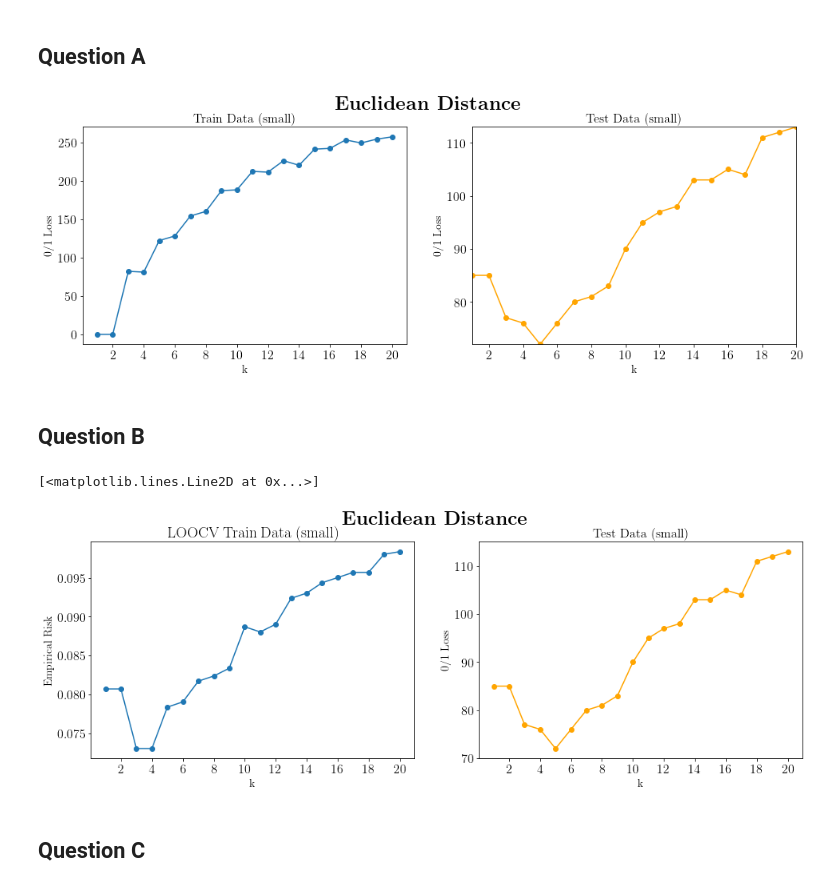
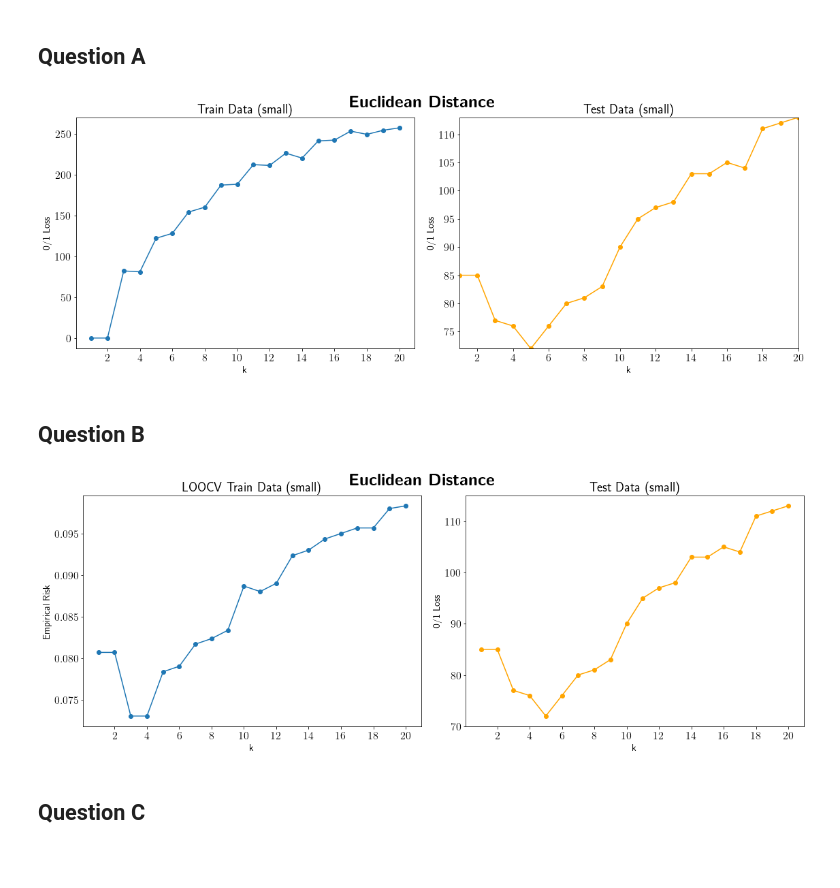
Before and after one commit to RobvanGastel/k-NN, a Jupyter notebook: notebooks/plots.ipynb, the cells around one changed output. Drawn from its saved outputs; the diff is of its cells as text; code cells hidden in the pictures; blank space fills up the shorter version.

```diff
--- a/notebooks/plots.ipynb
+++ b/notebooks/plots.ipynb
@@ -32,31 +36,34 @@ def get_data(dist, test, small, LOOCV):
 eucl_test = get_data('euclidian', test=True, small=True, LOOCV=False)
 eucl_train = get_data('euclidian', test=False, small=True, LOOCV=False)
 # %%
-fig, (ax1, ax2) = plt.subplots(1, 2, figsize=(16,5))
+fig, (ax1, ax2) = plt.subplots(1, 2, figsize=(16, 6))
 fig.suptitle(r'\Huge{\textbf{Euclidean Distance}}')
 
-ax1.set_title('Train Data (small)', fontsize=AX_TITLE_SIZE)
+ax1.set_title(r'Train Data (small)')
 ax1.set_xlabel('k', fontsize=LABEL_SIZE)
 ax1.set_ylabel('0/1 Loss', fontsize=LABEL_SIZE)
 ax1.set_xticks([x for x in range(0, len(eucl_train[:,1])+1, 2)])
 ax1.plot(eucl_train[:,1], eucl_train[:,0], marker='o')
 
-ax2.set_title('Test Data (small)', fontsize=AX_TITLE_SIZE)
+ax2.set_title(r'Test Data (small)')
 ax2.set_xlabel('k', fontsize=LABEL_SIZE)
 ax2.set_ylabel('0/1 Loss', fontsize=LABEL_SIZE)
 ax2.set_xticks([x for x in range(0, len(eucl_test[:,1])+1, 2)])
 ax2.plot(eucl_test[:,1], eucl_test[:,0], marker='o', color='orange')
 plt.autoscale(tight=True)
 
-# fig.savefig(
-#     r'../figures/QA.png',
-#     bbox_size='tight',
-#     dpi=350,
-#     transparent=True,
-#     pad_inches=0
-# )
+
+fig.tight_layout()
+# fig.subplots_adjust(top=.85)
+fig.savefig(
+    r'../figures/QA.png',
+    bbox_size='tight',
+    dpi=350,
+    transparent=True,
+    pad_inches=0
+)
 # %% [output]
-[figure, old version]
+[figure, new version]
 # %% [markdown]
 ## Question B
 # %%
@@ -64,7 +71,7 @@ eucl_train_LOOCV = get_data('euclidian', test=False, small=True, LOOCV=True)
 eucl_test = get_data('euclidian', test=True, small=True, LOOCV=False)
 eucl_train_LOOCV_risk = eucl_train_LOOCV[:, 0]/2999
 # %%
-fig, (ax1, ax2) = plt.subplots(1, 2, figsize=(16,5))
+fig, (ax1, ax2) = plt.subplots(1, 2, figsize=(16, 6))
 fig.suptitle(r'\Huge{\textbf{Euclidean Distance}}')
 
 ax1.set_title(r'LOOCV Train Data (small)')
@@ -73,23 +80,24 @@ ax1.set_ylabel('Empirical Risk', fontsize=LABEL_SIZE)
 ax1.set_xticks([x for x in range(0, len(eucl_train_LOOCV[:,1])+1, 2)])
 ax1.plot(eucl_train_LOOCV[:,1], eucl_train_LOOCV_risk, marker='o')
 
-ax2.set_title('Test Data (small)', fontsize=AX_TITLE_SIZE)
+ax2.set_title(r'Test Data (small)')
 ax2.set_xlabel('k', fontsize=LABEL_SIZE)
 ax2.set_ylabel('0/1 Loss', fontsize=LABEL_SIZE)
 ax2.set_xticks([x for x in range(0, len(eucl_test[:,1])+1, 2)])
 ax2.plot(eucl_test[:,1], eucl_test[:,0], marker='o', color='orange')
 
 
-# fig.savefig(
-#     r'../figures/QB.png',
-#     bbox_size='tight',
-#     dpi=350,
-#     transparent=True,
-#     pad_inches=0
-# )
+fig.tight_layout()
+# fig.subplots_adjust(top=.905)
+fig.savefig(
+    r'../figures/QB.png',
+    bbox_size='tight',
+    dpi=350,
+    transparent=True,
+    pad_inches=0
+)
 # %% [output]
-[<matplotlib.lines.Line2D at 0x...>]
-[figure, old version]
+[figure, new version]
 # %% [markdown]
 ## Question C
 # %%
```
Also changed, not shown: parts of 3 cells of this notebook, 3 other files.
